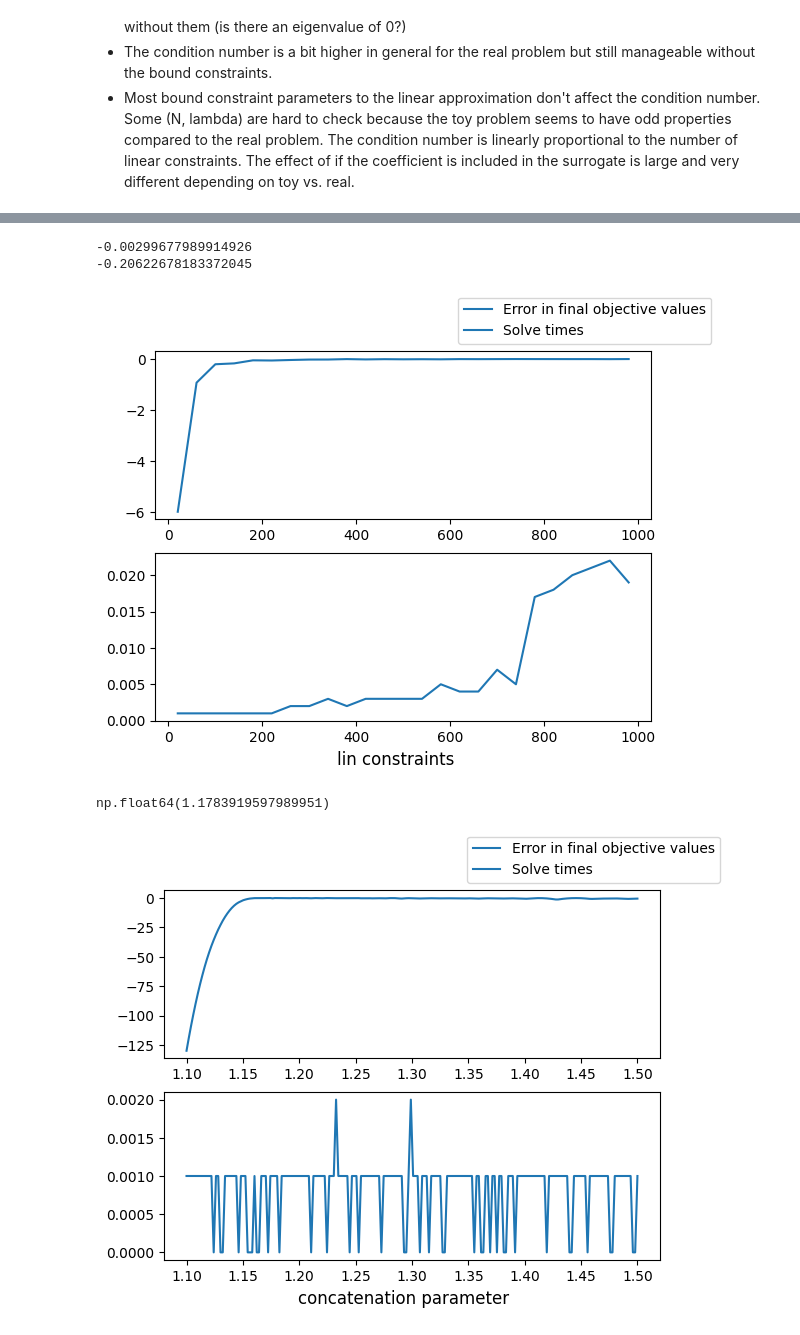
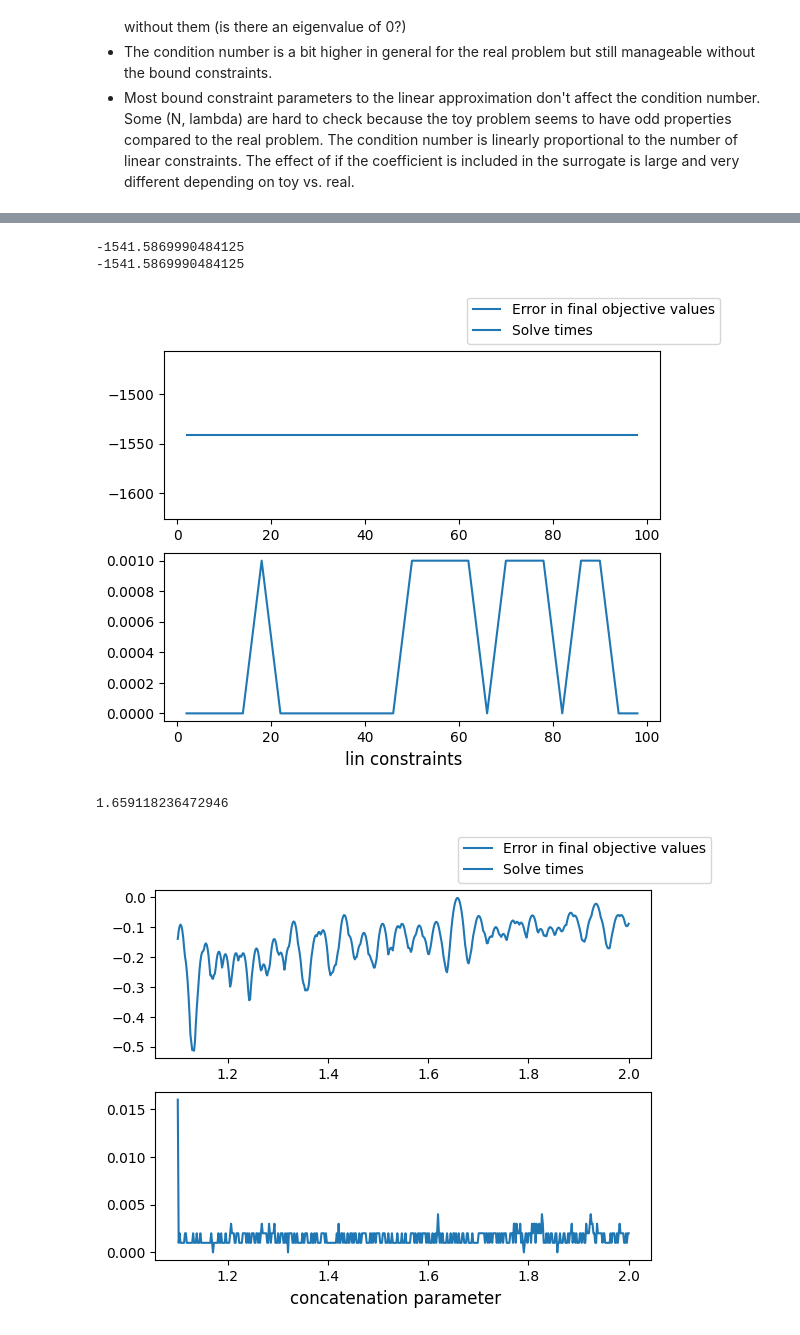
Before and after one commit to micpap25/ENG-QUANT, a Jupyter notebook: experiments/classical_run_points_compare.ipynb, the cells around one changed output, grey strips where cells are left out. Saved outputs shown, nothing was run; the diff lists cells and outputs as text; code cells hidden in the pictures.

```diff
--- a/experiments/classical_run_points_compare.ipynb
+++ b/experiments/classical_run_points_compare.ipynb
@@ -39,6 +36,6 @@ SURROGATE_BOUND_ABOVE = True
 REMOVE_DIVISION = False
 # %%
 # Put the original QCP into gurobi
-qcp_value, qcp_time = solve_qcp(f_name="model11_quad.json")
+qcp_value, qcp_time = solve_qcp(f_name="model11_quad_reform.json")
 print(qcp_value, qcp_time)
 # %% [output]
@@ -120,5 +114,5 @@ if OUTER_APPROXIMATION:
 # %%
-concat = 1.3
+concat = 1.67
 
 def np_uniform_bunch_low(lower: float, upper: float, num: int):
     return np.linspace(lower, lower + ((upper - lower)/concat), num)
@@ -161,16 +155,16 @@ print(errors[2])
 # %%
 errors = []
 times = []
-# lin_cons_range = range(2, 101, 4)
-lin_cons_range = range(20, 1001, 40)
+lin_cons_range = range(2, 101, 4)
+# lin_cons_range = range(20, 1001, 40)
 for lin_cons in lin_cons_range:
     # quadratic_model_lin_approx(lin_cons, OUTER_APPROXIMATION, COEFFICIENT_SURROGATE,
     #                             SURROGATE_BOUND_BELOW, SURROGATE_BOUND_ABOVE,
     #                             points_function=np_uniform_bunch_high, remove_division=REMOVE_DIVISION,
-    #                             f_name="model11_quad.json")
+    #                             f_name="model11_quad_reform.json")
     quadratic_lin_approx_no_surrogate(lin_cons, OUTER_APPROXIMATION,
                                         points_function=np_uniform_bunch_high, remove_division=REMOVE_DIVISION,
-                                        f_name="model11_quad.json")
+                                        f_name="model11_quad_reform.json")
     val, time = solve_lp()
     if val is not None and qcp_value is not None:
         errors.append(val - qcp_value)
@@ -191,16 +185,16 @@ print(errors[2])
 # %%
 errors = []
 times = []
-# lin_cons_range = range(2, 101, 4)
-lin_cons_range = range(20, 1001, 40)
+lin_cons_range = range(2, 101, 4)
+# lin_cons_range = range(20, 1001, 40)
 for lin_cons in lin_cons_range:
-    # quadratic_model_lin_approx(lin_cons, OUTER_APPROXIMATION, COEFFICIENT_SURROGATE,
-    #                             SURROGATE_BOUND_BELOW, SURROGATE_BOUND_ABOVE,
-    #                             points_function=np_uniform_bunch_middle, remove_division=REMOVE_DIVISION,
-    #                             f_name="model11_quad.json")
-    quadratic_lin_approx_no_surrogate(lin_cons, OUTER_APPROXIMATION,
-                                        points_function=np_uniform_bunch_middle, remove_division=REMOVE_DIVISION,
-                                        f_name="model11_quad.json")
+    quadratic_model_lin_approx(lin_cons, OUTER_APPROXIMATION, COEFFICIENT_SURROGATE,
+                                SURROGATE_BOUND_BELOW, SURROGATE_BOUND_ABOVE,
+                                points_function=np_uniform_bunch_middle, remove_division=REMOVE_DIVISION,
+                                f_name="model11_quad_reform.json")
+    # quadratic_lin_approx_no_surrogate(lin_cons, OUTER_APPROXIMATION,
+    #                                     points_function=np_uniform_bunch_middle, remove_division=REMOVE_DIVISION,
+    #                                     f_name="model11_quad.json")
     val, time = solve_lp()
     if val is not None and qcp_value is not None:
         errors.append(val - qcp_value)
@@ -215,39 +209,40 @@ fig.legend()
 print(errors[-1])
 print(errors[2])
 # %% [output]
--0.00299677989914926
--0.20622678183372045
+-1541.5869990484125
+-1541.5869990484125
-[figure, old version]
+[figure, new version]
 # %%
-points = np.linspace(1.1, 1.5, 200, endpoint=True)
-LIN_CONSTRAINTS = 100
+points = np.linspace(1.1, 2, 500, endpoint=True)
+LIN_CONSTRAINTS = 200
 
 errors = []
 times = []
 for concat in points:
 
-    def np_uniform_bunch_middle(lower: float, upper: float, num: int):
-        return np.linspace(upper - ((upper - lower) / (2*concat)), lower + ((upper - lower)/(2*concat)), num)
+    def np_uniform_bunch_low(lower: float, upper: float, num: int):
+        return np.linspace(lower, lower + ((upper - lower)/concat), num)
+
 
     # quadratic_model_lin_approx(LIN_CONSTRAINTS, OUTER_APPROXIMATION, COEFFICIENT_SURROGATE,
     #                             SURROGATE_BOUND_BELOW, SURROGATE_BOUND_ABOVE,
     #                             points_function=np_uniform_bunch_middle, remove_division=REMOVE_DIVISION,
-    #                             f_name="model11_quad.json")
+    #                             f_name="model11_quad_reform.json")
     quadratic_lin_approx_no_surrogate(LIN_CONSTRAINTS, OUTER_APPROXIMATION,
-                                        points_function=np_uniform_bunch_middle, remove_division=REMOVE_DIVISION,
-                                        f_name="model11_quad.json")
+                                        points_function=np_uniform_bunch_low, remove_division=REMOVE_DIVISION,
+                                        f_name="model11_quad_reform.json")
     val, time = solve_lp()
     if val is not None and qcp_value is not None:
         errors.append(val - qcp_value)
         times.append(time)
 
 fig, (ax1, ax2) = plt.subplots(2, 1)
 fig.supxlabel("concatenation parameter")
 ax1.plot(points, errors, label="Error in final objective values")
 ax2.plot(points, times, label="Solve times")
 fig.legend()
 
 print(points[np.argmin(np.abs(errors))])
 # %% [output]
-np.float64(1.1783919597989951)
+1.659118236472946
-[figure, old version]
+[figure, new version]
```
Also changed, not shown: parts of 7 cells of this notebook, 19 other files.
